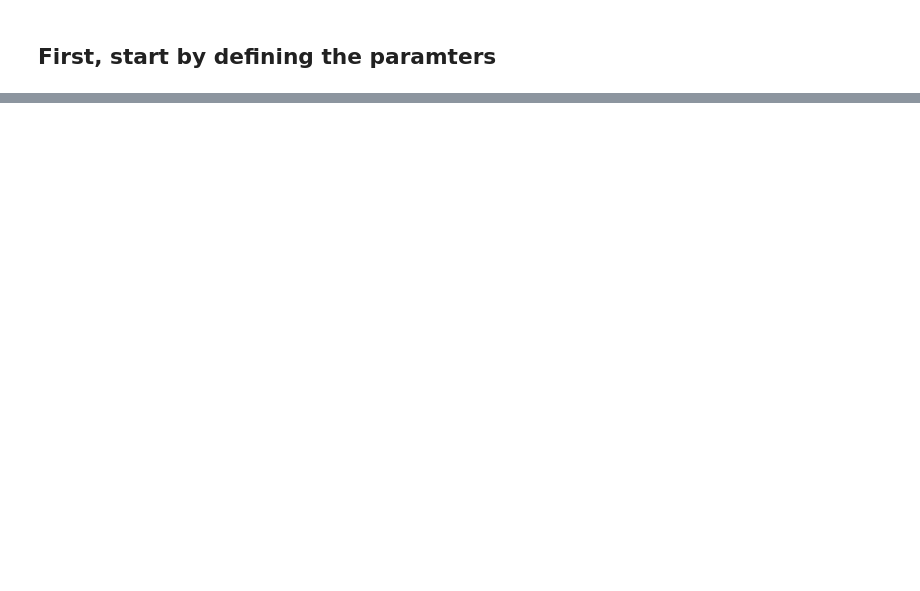
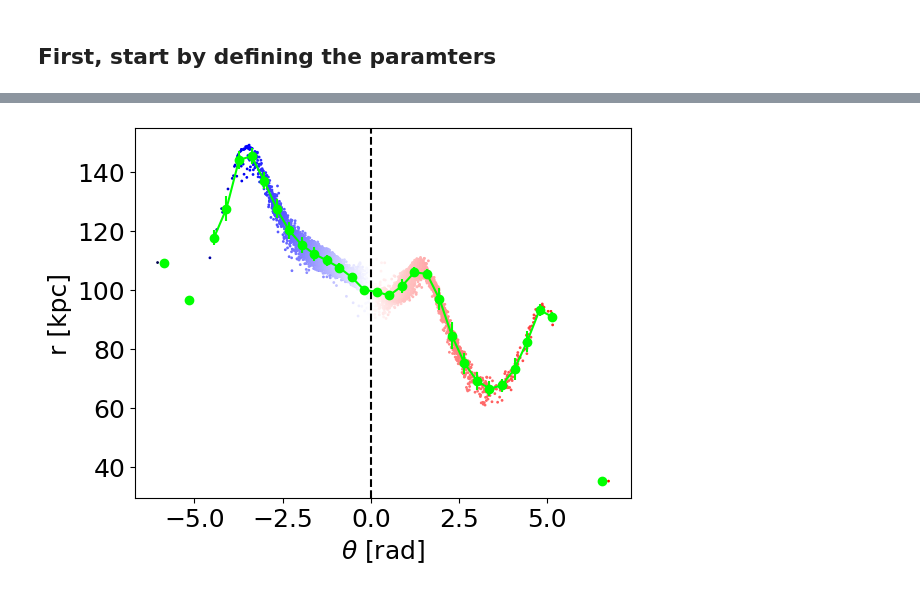
Before and after one commit to David-Chemaly/StreaMAX, a Jupyter notebook: quick_start.ipynb, the cells around one changed output, grey strips where cells are left out. Drawn from its saved outputs; the diff is of its cells as text; code cells hidden in the pictures; blank space fills up the shorter version.

Commit message:
track done, working on gala comparaison

```diff
--- a/quick_start.ipynb
+++ b/quick_start.ipynb
@@ -689,0 +89,11 @@ Text(0, 0.5, 'Count')
+# %%
+theta_stream, r_stream, xhi_ordered, theta_bin, r_bin, sig_bin, count_bin, xhi_bin = get_track_2D(xv_stream[:, 0], xv_stream[:, 1], xhi_stream)
+
+plt.scatter(theta_stream, r_stream, c=xhi_ordered, cmap='seismic',
+            vmin=min([min(xhi_stream), min(-xhi_stream)]), vmax=max([max(xhi_stream), max(-xhi_stream)]), s=1, alpha=1.)
+plt.errorbar(theta_bin, r_bin, yerr=sig_bin, fmt='-o', c='lime')
+plt.axvline(0, c='k', linestyle='--')
+plt.xlabel(r'$\theta$ [rad]')
+plt.ylabel('r [kpc]');
+# %% [output]
+[figure, added]
```
Also changed, not shown: parts of 50 cells of this notebook, 4 other files.
